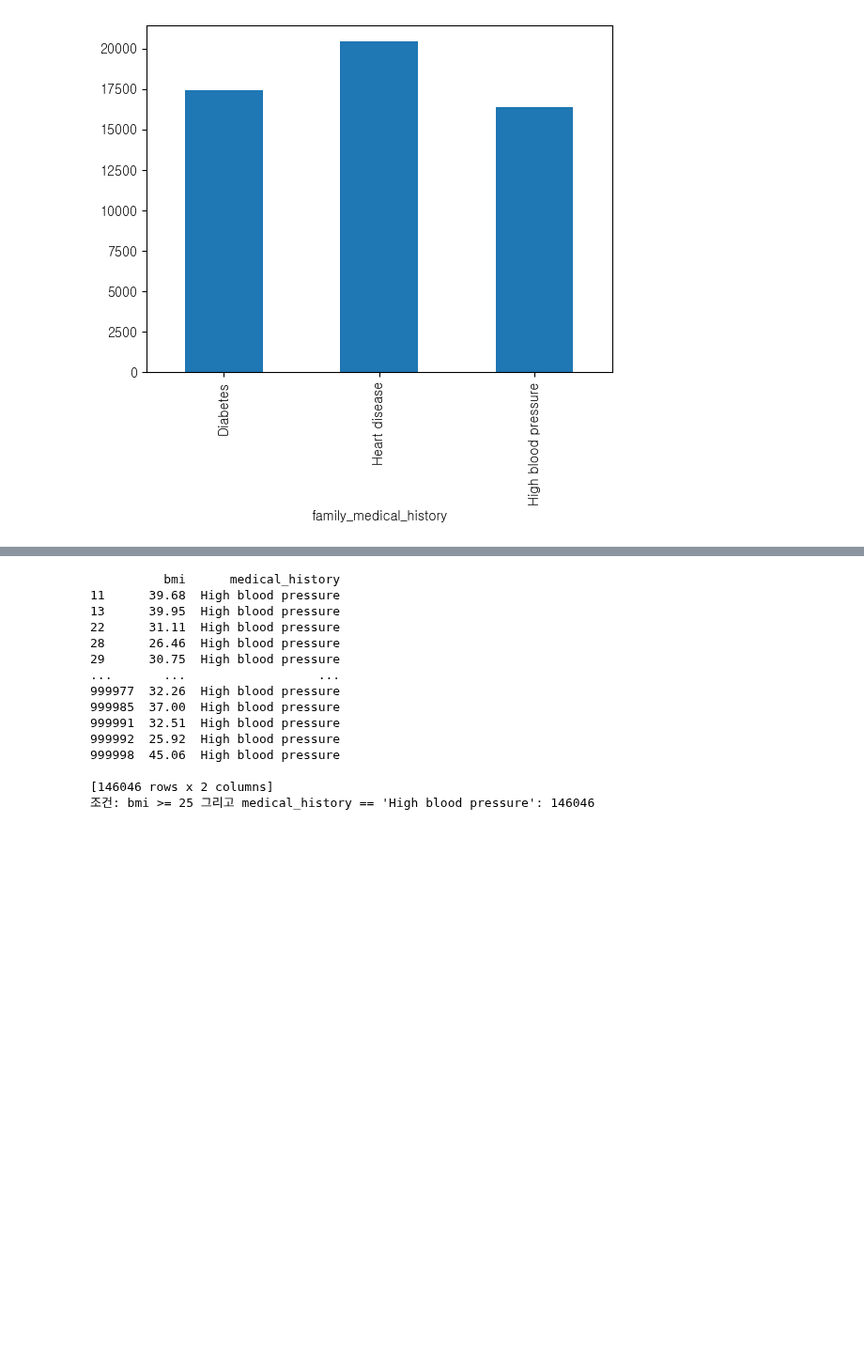
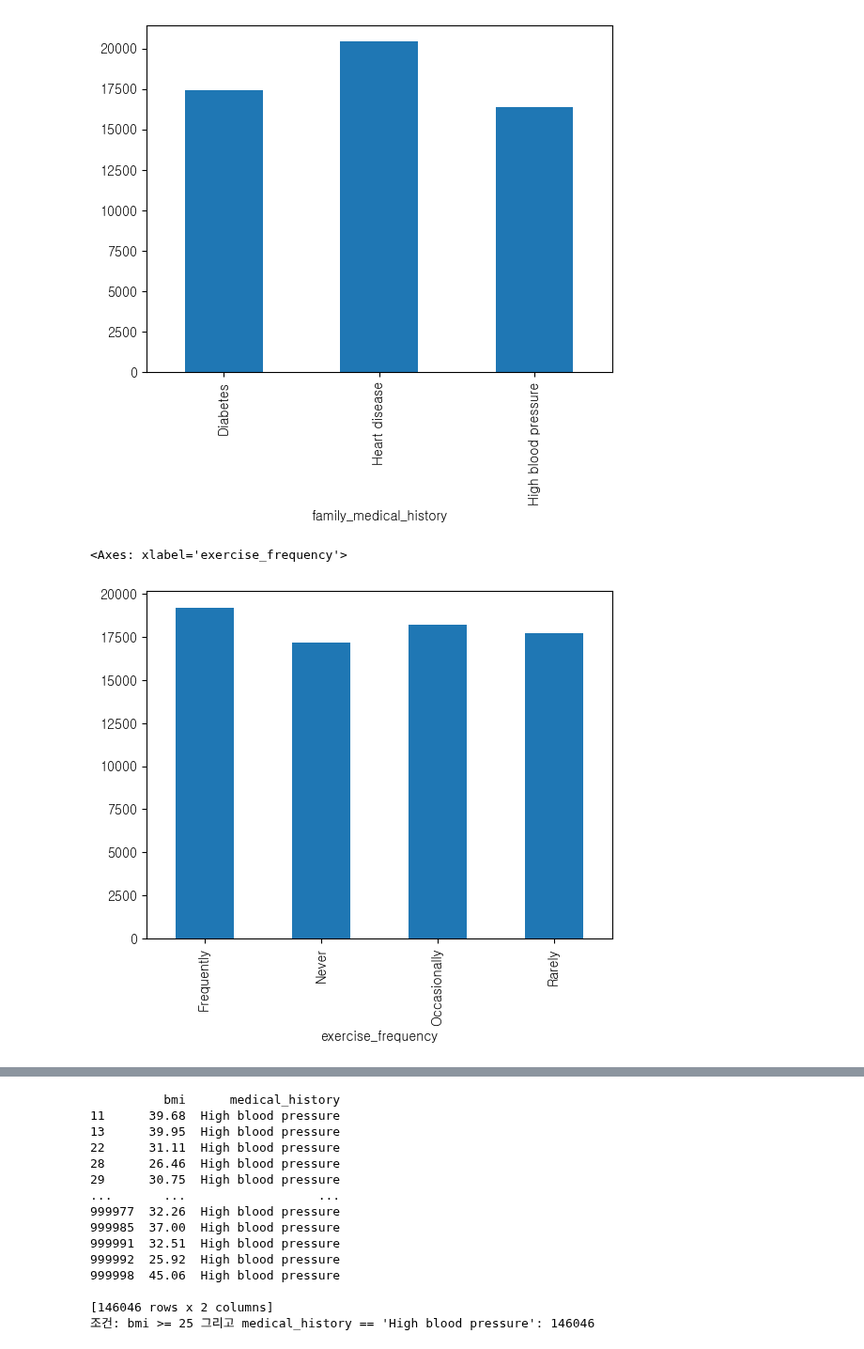
Before and after one commit to halley1116/2025_DA_study, a Jupyter notebook: team2/project1.ipynb, the cells around one changed output, grey strips where cells are left out. Shown at 94% size. Drawn from its saved outputs; the diff is of its cells as text; code cells hidden in the pictures; blank space fills up the shorter version.

```diff
--- a/team2/project1.ipynb
+++ b/team2/project1.ipynb
@@ -362,3 +350,8 @@ df.groupby(['family_medical_history'])['charges'].mean().plot.bar()
 # %% [output]
 <Axes: xlabel='family_medical_history'>
 [figure]
+# %%
+df.groupby(['exercise_frequency'])['charges'].mean().plot.bar()
+# %% [output]
+<Axes: xlabel='exercise_frequency'>
+[figure, added]
```
Also changed, not shown: parts of 23 cells of this notebook.
